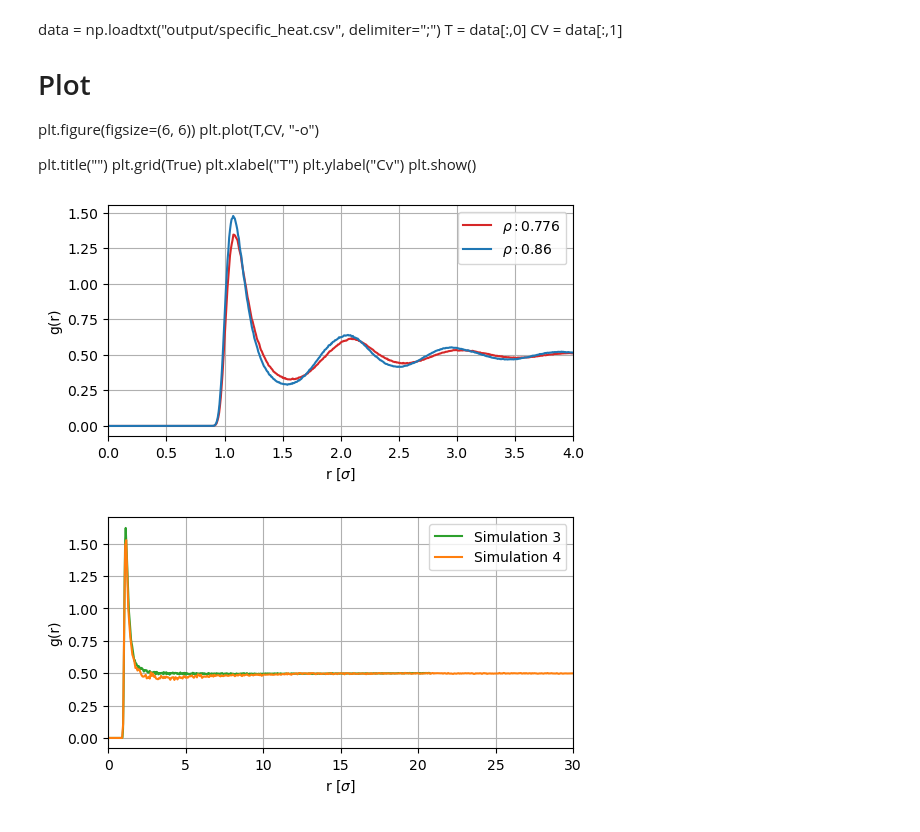
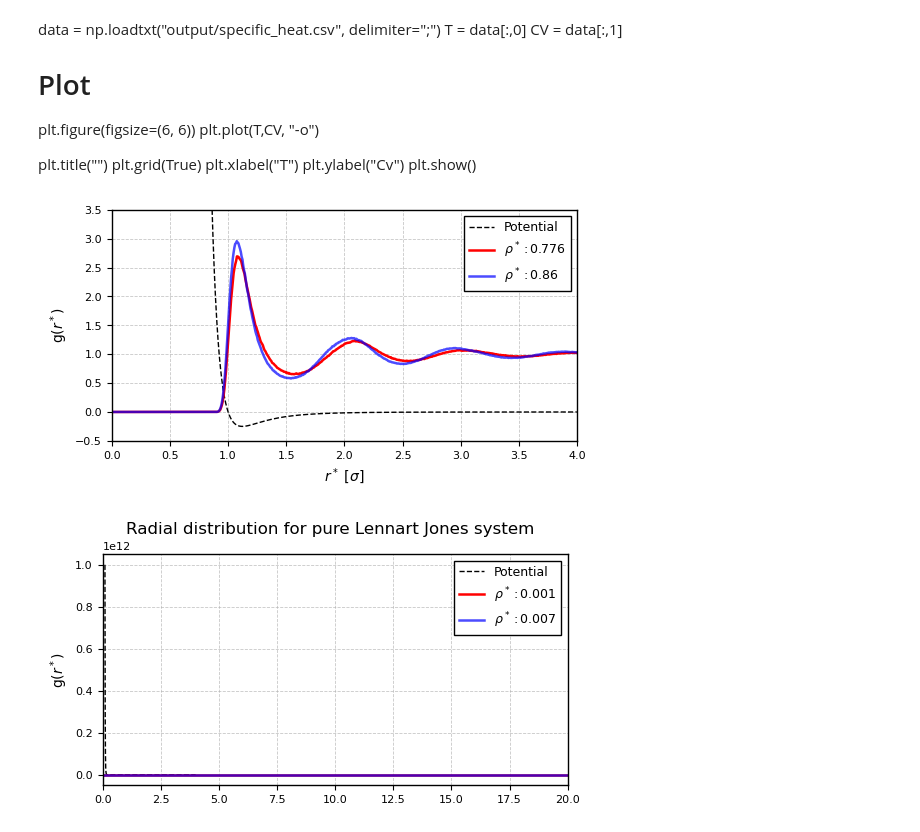
Before and after one commit to Sparisi01/montecarlo_particles_simulation, a Jupyter notebook: output/saves/Pure_LJ_nist/data_analysis.ipynb, the cells around one changed output. Cells and saved outputs as stored; diff of their text form; code cells hidden in the pictures.

Commit message:
added LJ potential in plots

```diff
--- a/output/saves/Pure_LJ_nist/data_analysis.ipynb
+++ b/output/saves/Pure_LJ_nist/data_analysis.ipynb
@@ -74,42 +146,55 @@ plt.xlabel("T")
 plt.ylabel("Cv")
 plt.show()
 # %%
+def LJ_pot(x):
+    return np.pow(x,-12) - np.pow(x,-6)
+
+x = np.linspace(0.1,20,10000)
+y = LJ_pot(x)
+
+
 # Plot
 plt.figure(figsize=(6, 3))
 
+plt.plot(x,y, color='black',
+    linestyle='--',
+    linewidth=1,label="Potential")
+
 data = np.loadtxt("./T0.85p0.776/radial_distribution.csv", delimiter=";")
-plt.plot(data[:,0], data[:,1], c="C3", label=r"$\rho: 0.776$")
+plt.plot(data[:,0], data[:,1]*2, c="r", label=r"$\rho^*: 0.776$")
 
 data = np.loadtxt("./T0.85p0.86/radial_distribution.csv", delimiter=";")
-plt.plot(data[:,0], data[:,1], c="C0", label=r"$\rho: 0.86$")
+plt.plot(data[:,0], data[:,1]*2, c="b", label=r"$\rho^*: 0.86$",alpha=0.7)
 
 plt.title(r"")
-plt.xlabel(r"r [$\sigma$]")
-plt.ylabel("g(r)")
+plt.xlabel(r"$r^*$ [$\sigma$]")
+plt.ylabel("g($r^*$)")
 plt.legend()
 plt.xlim([0,4])
+plt.ylim([-0.5,3.5])
 plt.grid(True)
 plt.show()
 # %% [output]
-[figure, old version]
+[figure, new version]
 # %%
 # Plot
 plt.figure(figsize=(6, 3))
 
+plt.plot(x,y, color='black',
+    linestyle='--',
+    linewidth=1,label="Potential")
+
 data = np.loadtxt("./T0.85p0.001/radial_distribution.csv", delimiter=";")
-plt.plot(data[:,0], data[:,1], c="C1", label=r"$\rho: 0.001$")
+plt.plot(data[:,0], data[:,1]*2, c="r", label=r"$\rho^*: 0.001$")
 
 data = np.loadtxt("./T0.85p0.007/radial_distribution.csv", delimiter=";")
-plt.plot(data[:,0], data[:,1], c="C2", label=r"$\rho: 0.007$")
+plt.plot(data[:,0], data[:,1]*2, c="b", label=r"$\rho^*: 0.007$", alpha=0.7)
 
-
-
-plt.title(r"")
-plt.xlabel(r"r [$\sigma$]")
-plt.ylabel("g(r)")
+plt.title(r"Radial distribution for pure Lennart Jones system  ")
+plt.ylabel("g($r^*$)")
 plt.legend()
-plt.xlim([0,30])
+plt.xlim([0,20])
 plt.grid(True)
 plt.show()
 # %% [output]
-[figure, old version]
+[figure, new version]
```
Also changed, not shown: parts of 3 cells of this notebook, 8 other files.
